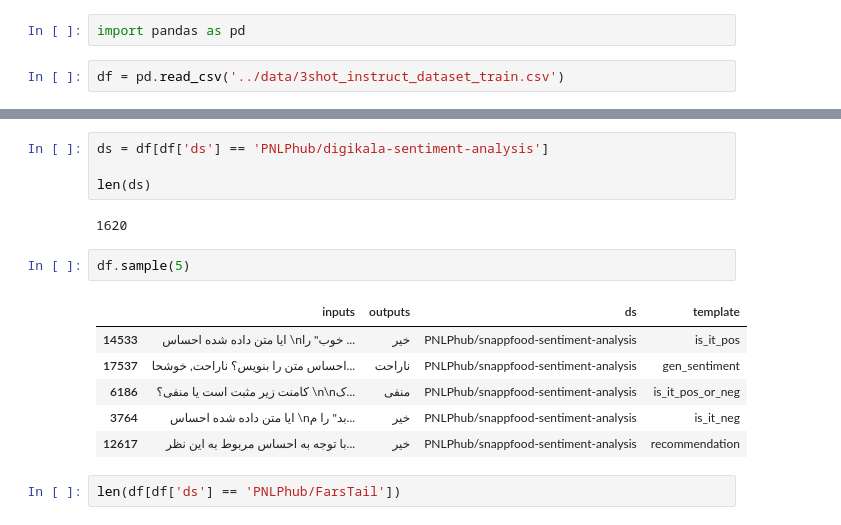
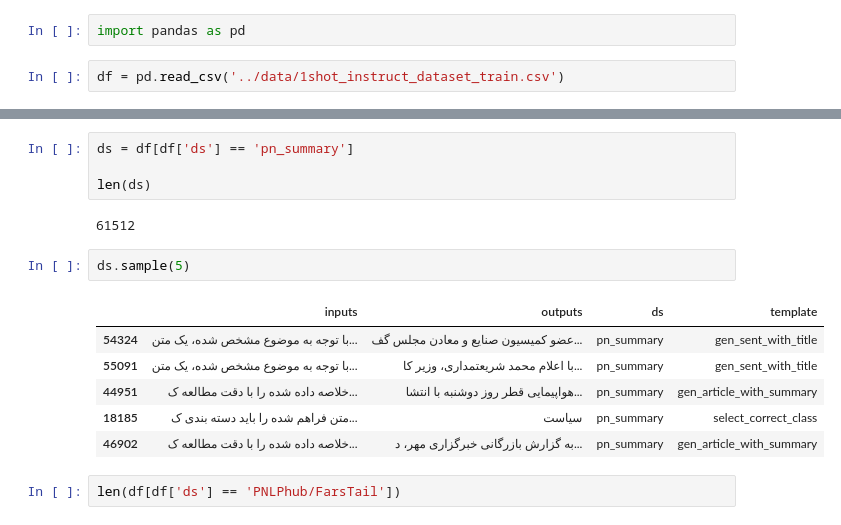
Before and after one commit to Hojjat-Mokhtarabadi/FarsInstruct, a Jupyter notebook: FarsInstruct/data_ops/data_exploration.ipynb, the cells around one changed output, grey strips where cells are left out. Saved outputs shown, nothing was run; the diff lists cells and outputs as text.

```diff
--- a/FarsInstruct/data_ops/data_exploration.ipynb
+++ b/FarsInstruct/data_ops/data_exploration.ipynb
@@ -1,7 +1,7 @@
 # %%
 import pandas as pd
 # %%
-df = pd.read_csv('../data/3shot_instruct_dataset_train.csv')
+df = pd.read_csv('../data/1shot_instruct_dataset_train.csv')
 # %%
 df['ds'].unique()
 # %% [output]
@@ -41,18 +107,18 @@ Name: count, dtype: int64
 # %%
-ds = df[df['ds'] == 'PNLPhub/digikala-sentiment-analysis']
+ds = df[df['ds'] == 'pn_summary']
 
 len(ds)
 # %% [output]
-1620
+61512
 # %%
-df.sample(5)
+ds.sample(5)
 # %% [output]
 |  | inputs | outputs | ds | template |
-| 14533 | ایا متن داده شده احساس \nخوب" را ... | خیر | PNLPhub/snappfood-sentiment-analysis | is_it_pos |
-| 17537 | احساس متن را بنویس؟ ناراحت, خوشحا... | ناراحت | PNLPhub/snappfood-sentiment-analysis | gen_sentiment |
-| 6186 | کامنت زیر مثبت است یا منفی؟ \n\nک... | منفی | PNLPhub/snappfood-sentiment-analysis | is_it_pos_or_neg |
-| 3764 | ایا متن داده شده احساس \nبد" را م... | خیر | PNLPhub/snappfood-sentiment-analysis | is_it_neg |
-| 12617 | با توجه به احساس مربوط به این نظر... | خیر | PNLPhub/snappfood-sentiment-analysis | recommendation |
+| 54324 | با توجه به موضوع مشخص شده، یک متن... | عضو کمیسیون صنایع و معادن مجلس گف... | pn_summary | gen_sent_with_title |
+| 55091 | با توجه به موضوع مشخص شده، یک متن... | با اعلام محمد شریعتمداری، وزیر کا... | pn_summary | gen_sent_with_title |
+| 44951 | خلاصه داده شده را با دقت مطالعه ک... | هواپیمایی قطر روز دوشنبه با انتشا... | pn_summary | gen_article_with_summary |
+| 18185 | متن فراهم شده را باید دسته بندی ک... | سیاست | pn_summary | select_correct_class |
+| 46902 | خلاصه داده شده را با دقت مطالعه ک... | به گزارش بازرگانی خبرگزاری مهر، د... | pn_summary | gen_article_with_summary |
 # %%
 len(df[df['ds'] == 'PNLPhub/FarsTail'])
 # %% [output]
```
Also changed, not shown: parts of 6 cells of this notebook, 15 other files.
